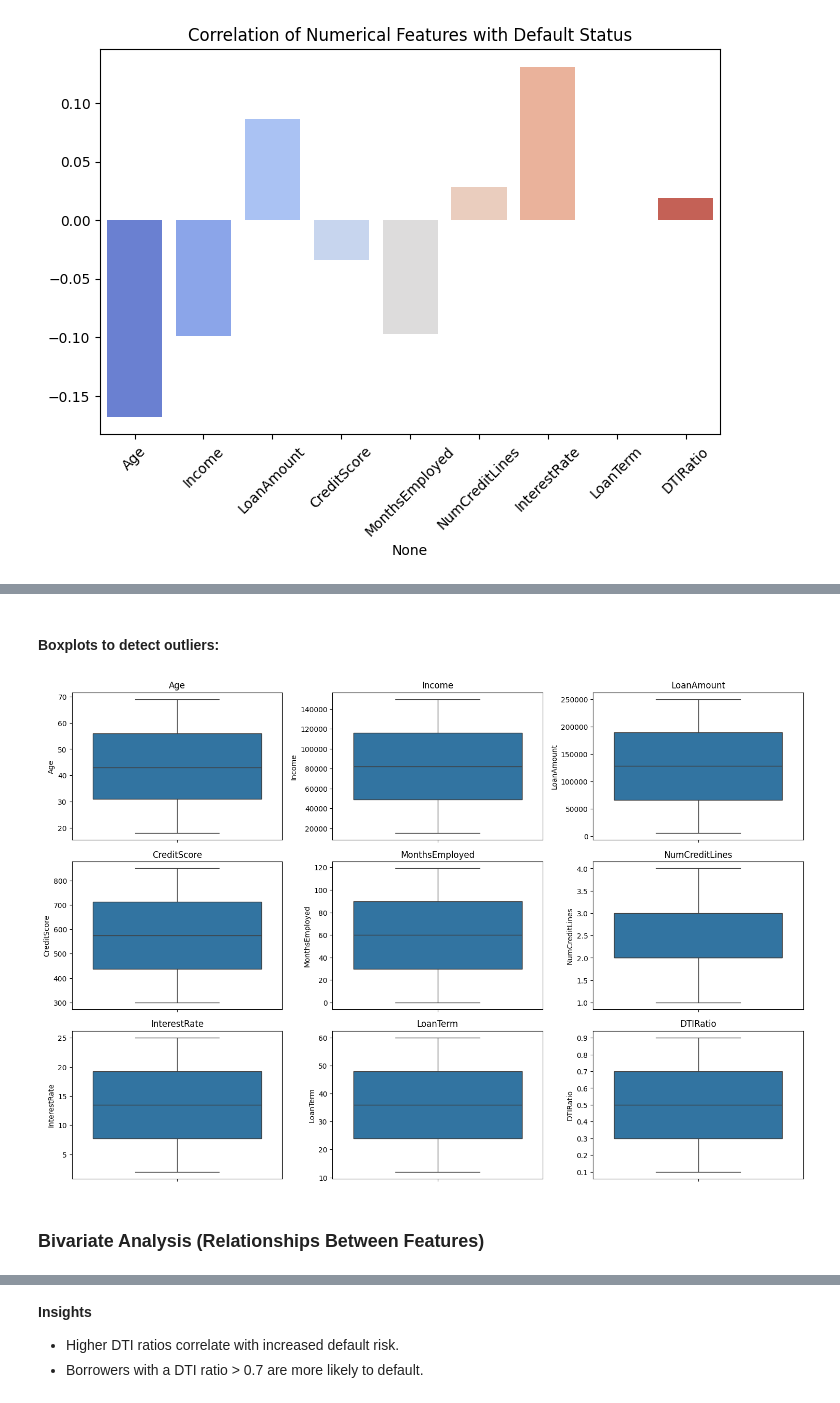
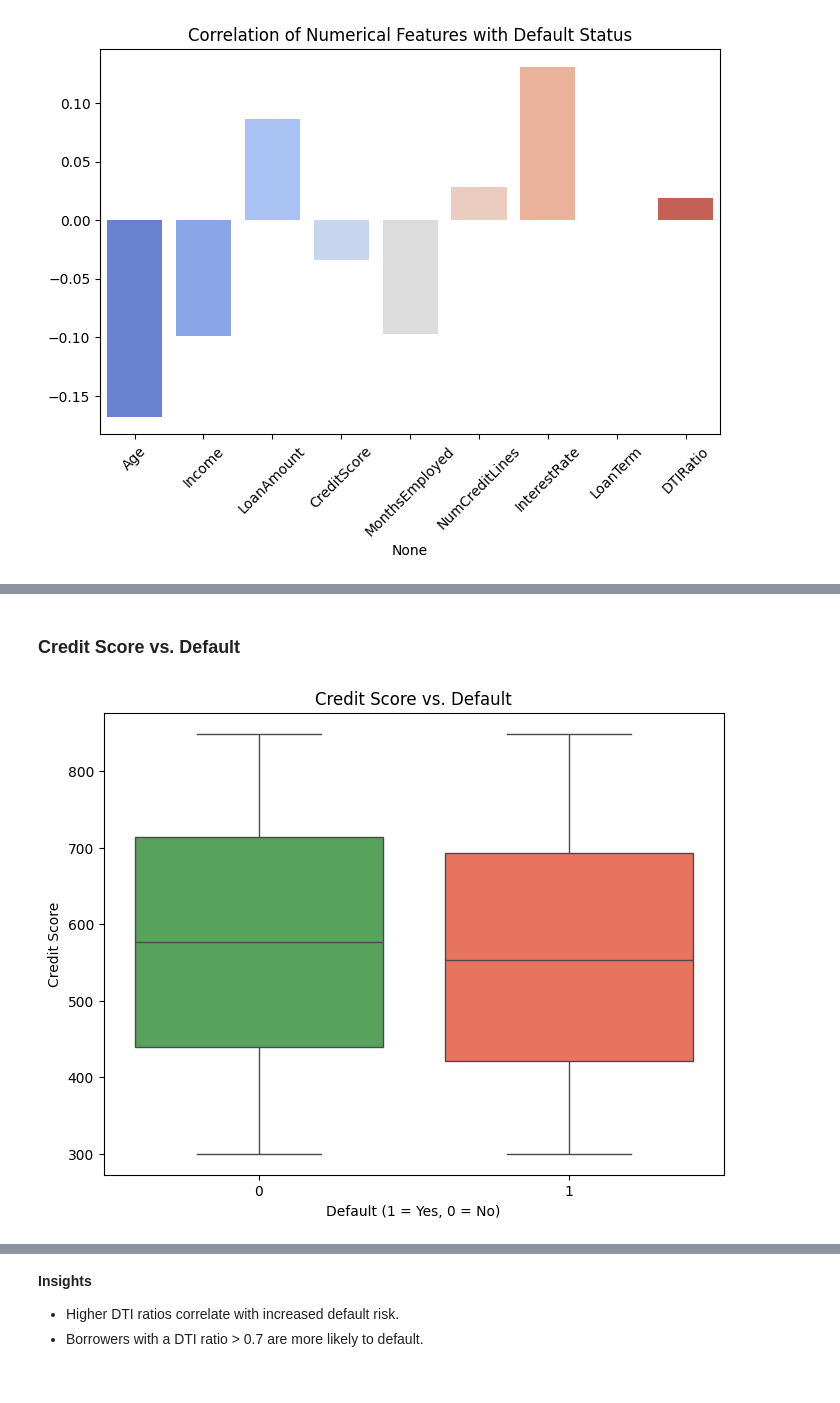
Before and after one commit to bonareri/Credit-Risk-Assessment, a Jupyter notebook: Credit_Risk_Modelling.ipynb, the cells around one changed output, grey strips where cells are left out. Cells and saved outputs as stored; diff of their text form; code cells hidden in the pictures.

```diff
--- a/Credit_Risk_Modelling.ipynb
+++ b/Credit_Risk_Modelling.ipynb
@@ -284,20 +266,14 @@ Name: Default, dtype: float64
-# %% [markdown]
-#### Boxplots to detect outliers:
-# %%
-# Select only numerical columns
-num_cols = ['Age', 'Income', 'LoanAmount', 'CreditScore', 'MonthsEmployed',
-            'NumCreditLines', 'InterestRate', 'LoanTerm', 'DTIRatio']
-
-# Plot boxplots
-plt.figure(figsize=(15, 10))
-for i, col in enumerate(num_cols, 1):
-    plt.subplot(3, 3, i)
-    sns.boxplot(y=df[col])
-    plt.title(col)
-
-plt.tight_layout()
-plt.show()
-# %% [output]
-[figure, removed]
-# %% [markdown]
-### Bivariate Analysis (Relationships Between Features)
+# %% [markdown]
+### Credit Score vs. Default
+# %%
+# Define custom colors
+colors = ['#4CAF50', '#FF6347']
+
+plt.figure(figsize=(8, 6))
+sns.boxplot(x=df["Default"], y=df["CreditScore"], palette=colors)
+plt.xlabel("Default (1 = Yes, 0 = No)")
+plt.ylabel("Credit Score")
+plt.title("Credit Score vs. Default")
+plt.show()
+# %% [output]
+[figure, added]
```
Also changed, not shown: parts of 87 cells of this notebook.
